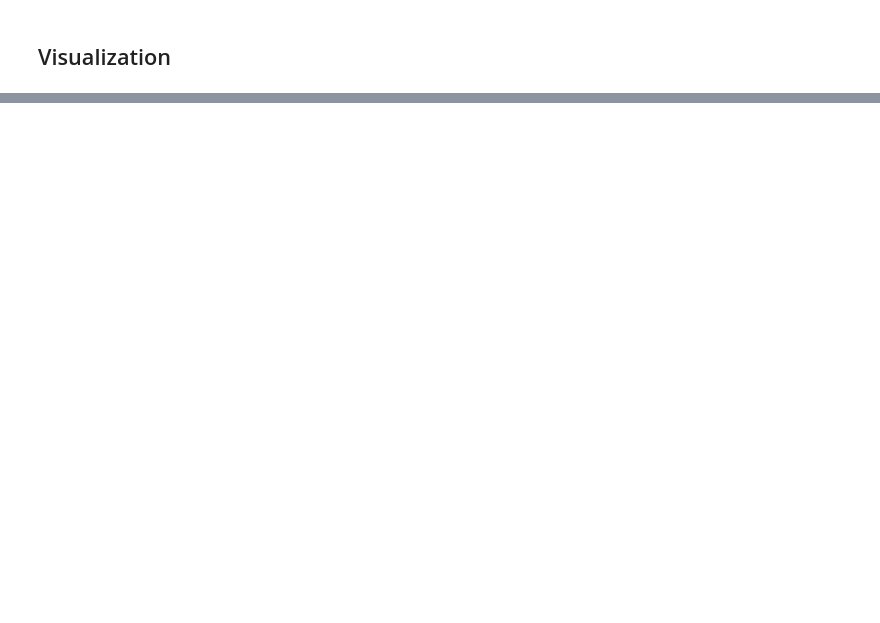
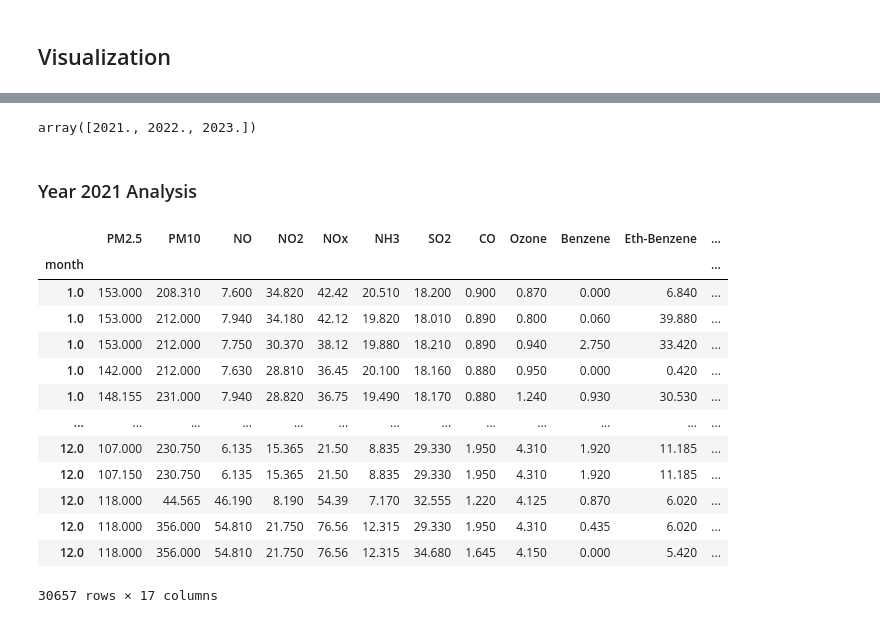
Before and after one commit to OmdenaAI/omdena-mumbai-chapter-air-quality, a Jupyter notebook: src/tasks/task-2-eda/worli_eda.ipynb, the cells around one changed output, grey strips where cells are left out. Saved outputs shown, nothing was run; the diff lists cells and outputs as text; code cells hidden in the pictures; blank space fills up the shorter version.

```diff
--- a/src/tasks/task-2-eda/worli_eda.ipynb
+++ b/src/tasks/task-2-eda/worli_eda.ipynb
@@ -183,0 +193,3 @@ Kalman Smoothing on Structural Time Series method is the best method among the m
+# %%
+#transforming the dataset
+transformed_df = imputer.transform(df)
@@ -183,0 +203,4 @@ Kalman Smoothing on Structural Time Series method is the best method among the m
+# %%
+#in a dataframe format
+df = pd.DataFrame(transformed_df,
+                  columns= imputer.get_feature_names_out(),index='')
@@ -183,0 +228,2 @@ Kalman Smoothing on Structural Time Series method is the best method among the m
+# %%
+df = df.drop('TOT-RF',axis= 1)
@@ -185,0 +294,26 @@ Kalman Smoothing on Structural Time Series method is the best method among the m
+# %%
+df['year'].unique()
+# %% [output]
+array([2021., 2022., 2023.])
+# %% [markdown]
+### Year 2021 Analysis
+# %%
+df_2021 = df[df['year']==2021.]
+# %%
+#making the month column the index
+df_2021.set_index('month')
+# %% [output]
+|  | PM2.5 | PM10 | NO | NO2 | NOx | NH3 | SO2 | CO | Ozone | Benzene | Eth-Benzene | ... |
+| month |  |  |  |  |  |  |  |  |  |  |  | ... |
+| 1.0 | 153.000 | 208.310 | 7.600 | 34.820 | 42.42 | 20.510 | 18.200 | 0.900 | 0.870 | 0.000 | 6.840 | ... |
+| 1.0 | 153.000 | 212.000 | 7.940 | 34.180 | 42.12 | 19.820 | 18.010 | 0.890 | 0.800 | 0.060 | 39.880 | ... |
+| 1.0 | 153.000 | 212.000 | 7.750 | 30.370 | 38.12 | 19.880 | 18.210 | 0.890 | 0.940 | 2.750 | 33.420 | ... |
+| 1.0 | 142.000 | 212.000 | 7.630 | 28.810 | 36.45 | 20.100 | 18.160 | 0.880 | 0.950 | 0.000 | 0.420 | ... |
+| 1.0 | 148.155 | 231.000 | 7.940 | 28.820 | 36.75 | 19.490 | 18.170 | 0.880 | 1.240 | 0.930 | 30.530 | ... |
+| ... | ... | ... | ... | ... | ... | ... | ... | ... | ... | ... | ... | ... |
+| 12.0 | 107.000 | 230.750 | 6.135 | 15.365 | 21.50 | 8.835 | 29.330 | 1.950 | 4.310 | 1.920 | 11.185 | ... |
+| 12.0 | 107.150 | 230.750 | 6.135 | 15.365 | 21.50 | 8.835 | 29.330 | 1.950 | 4.310 | 1.920 | 11.185 | ... |
+| 12.0 | 118.000 | 44.565 | 46.190 | 8.190 | 54.39 | 7.170 | 32.555 | 1.220 | 4.125 | 0.870 | 6.020 | ... |
+| 12.0 | 118.000 | 356.000 | 54.810 | 21.750 | 76.56 | 12.315 | 29.330 | 1.950 | 4.310 | 0.435 | 6.020 | ... |
+| 12.0 | 118.000 | 356.000 | 54.810 | 21.750 | 76.56 | 12.315 | 34.680 | 1.645 | 4.150 | 0.000 | 5.420 | ... |
+30657 rows × 17 columns
```
Also changed, not shown: parts of 18 cells of this notebook.
